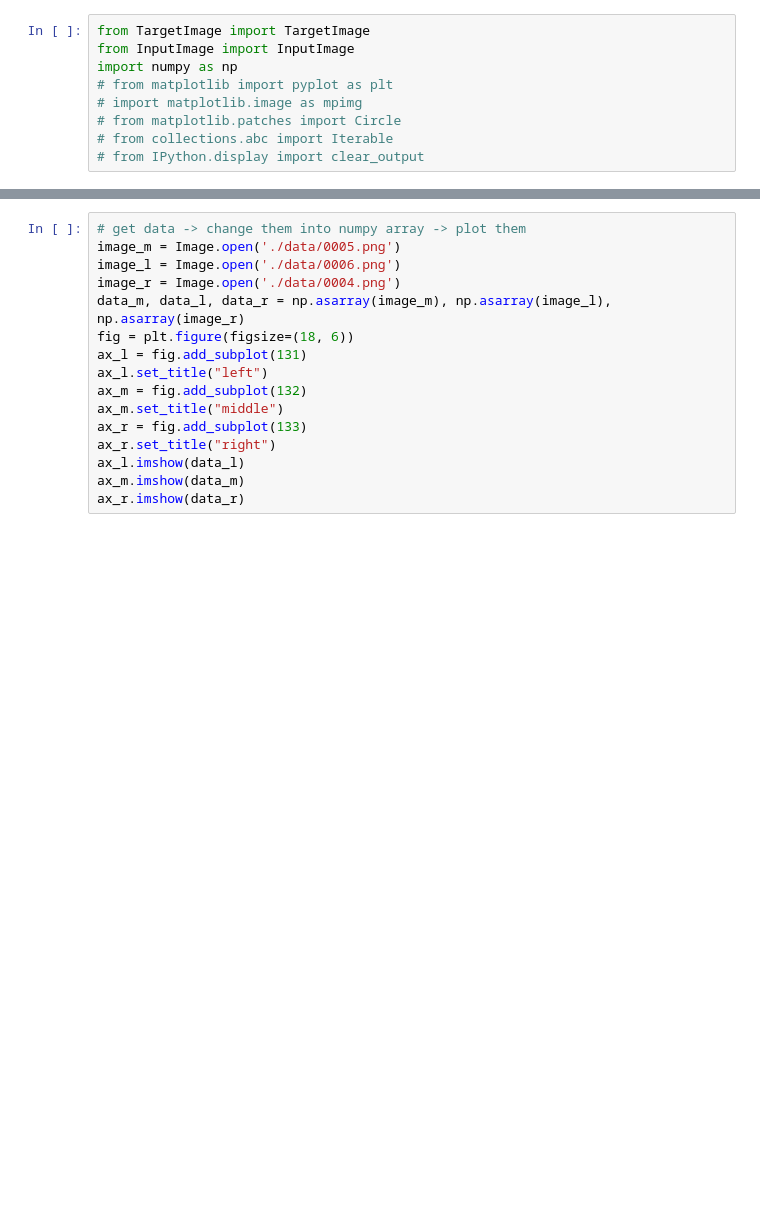
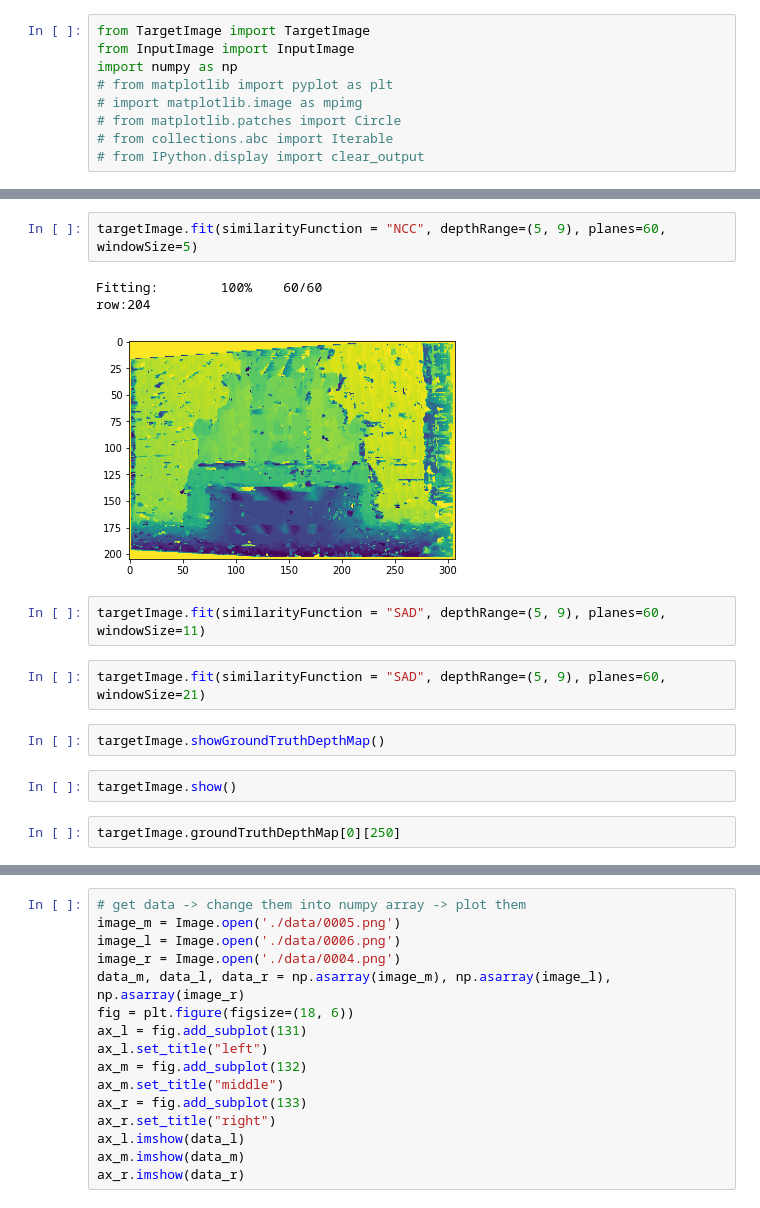
Before and after one commit to HaixuSong/Depth-Map-Using-Plain-Sweep-Algorithm_CUDA, a Jupyter notebook: main.ipynb, the cells around one changed output, grey strips where cells are left out. Drawn from its saved outputs; the diff is of its cells as text; blank space fills up the shorter version.

```diff
--- a/main.ipynb
+++ b/main.ipynb
@@ -57 +131,17 @@ Loading:        100%
+# %%
+targetImage.fit(similarityFunction = "NCC", depthRange=(5, 9), planes=60, windowSize=5)
+# %% [output]
+Fitting:        100%    60/60
+row:204
+[figure, added]
+# %%
+targetImage.fit(similarityFunction = "SAD", depthRange=(5, 9), planes=60, windowSize=11)
+# %%
+targetImage.fit(similarityFunction = "SAD", depthRange=(5, 9), planes=60, windowSize=21)
+# %%
+targetImage.showGroundTruthDepthMap()
+# %%
+targetImage.show()
+# %%
+targetImage.groundTruthDepthMap[0][250]
 # %%
```
Also changed, not shown: parts of 13 cells of this notebook, 3 other files.
